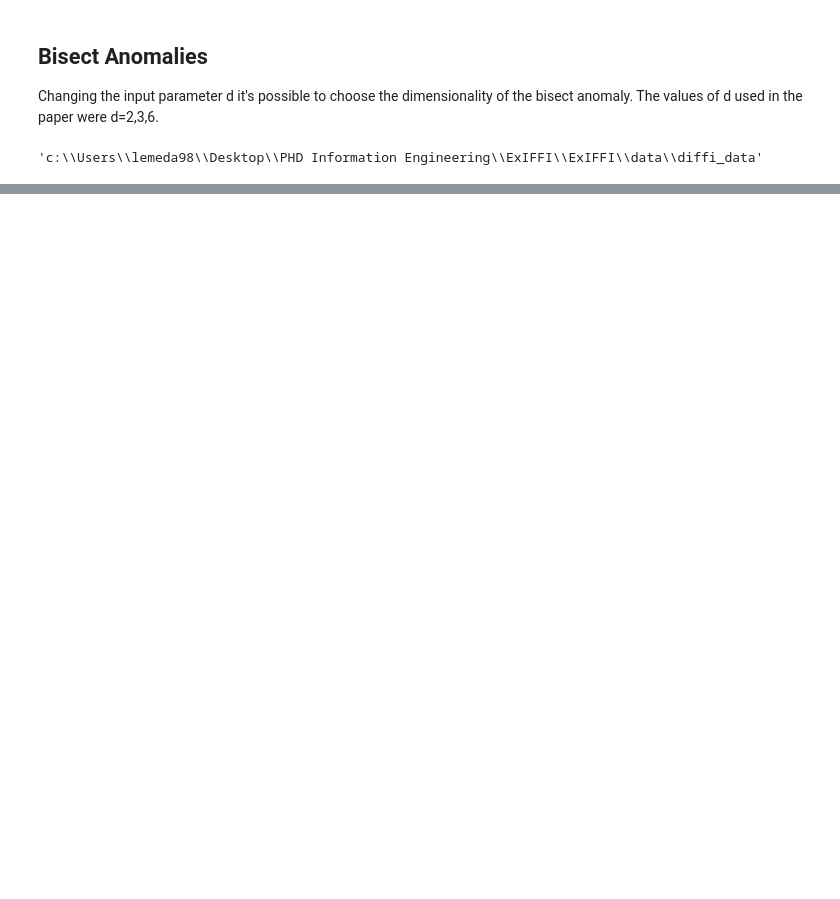
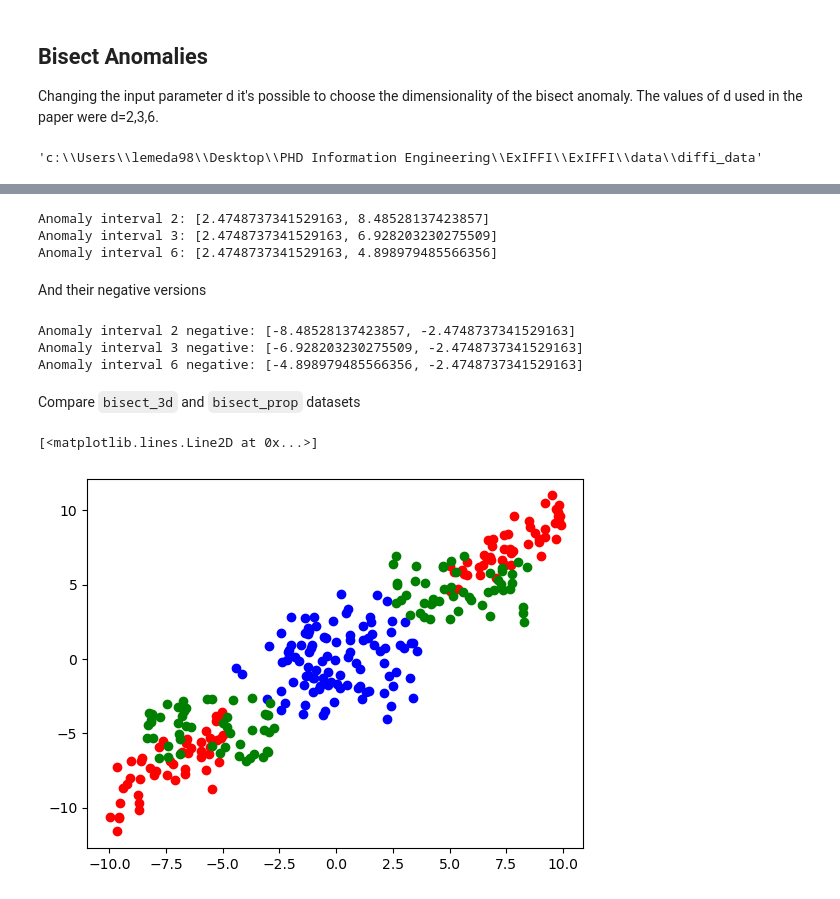
Before and after one commit to alessioarcudi/ExIFFI, a Jupyter notebook: notebooks/synthetic_datasets.ipynb, the cells around one changed output, grey strips where cells are left out. Saved outputs shown, nothing was run; the diff lists cells and outputs as text; code cells hidden in the pictures; blank space fills up the shorter version.

Commit message:
Add new synthetic dataset bisect_3d_prop

```diff
--- a/notebooks/synthetic_datasets.ipynb
+++ b/notebooks/synthetic_datasets.ipynb
@@ -287,0 +294,48 @@ with open(file_to_read, 'wb') as file:
+# %%
+anomaly_interval=[7,12]
+anomaly_interval_2=[np.sqrt(49/8),np.sqrt(144/2)]
+print(f'Anomaly interval 2: {anomaly_interval_2}')
+anomaly_interval_3=[np.sqrt(49/8),np.sqrt(144/3)]
+print(f'Anomaly interval 3: {anomaly_interval_3}')
+anomaly_interval_6=[np.sqrt(49/8),np.sqrt(144/6)]
+print(f'Anomaly interval 6: {anomaly_interval_6}')
+# %% [output]
+Anomaly interval 2: [2.4748737341529163, 8.48528137423857]
+Anomaly interval 3: [2.4748737341529163, 6.928203230275509]
+Anomaly interval 6: [2.4748737341529163, 4.898979485566356]
+# %% [markdown]
+And their negative versions
+# %%
+anomaly_interval_2_neg=[-anomaly_interval_2[1],-anomaly_interval_2[0]]
+print(f'Anomaly interval 2 negative: {anomaly_interval_2_neg}')
+anomaly_interval_3_neg=[-anomaly_interval_3[1],-anomaly_interval_3[0]]
+print(f'Anomaly interval 3 negative: {anomaly_interval_3_neg}')
+anomaly_interval_6_neg=[-anomaly_interval_6[1],-anomaly_interval_6[0]]
+print(f'Anomaly interval 6 negative: {anomaly_interval_6_neg}')
+# %% [output]
+Anomaly interval 2 negative: [-8.48528137423857, -2.4748737341529163]
+Anomaly interval 3 negative: [-6.928203230275509, -2.4748737341529163]
+Anomaly interval 6 negative: [-4.898979485566356, -2.4748737341529163]
+# %%
+def bisect_prop(size,an_int1,an_int2,an_int3,dim=6):
+    data=np.zeros(shape=(size,dim))
+    for i,interval in enumerate([an_int1,an_int2,an_int3]):
+        data[:,i]=np.random.uniform(interval[0],interval[1],size=size)
+
+    for i in range(3,dim):
+        data[:,i]=np.random.normal(0,1,size=size)
+
+    return data
+# %% [markdown]
+Compare `bisect_3d` and `bisect_prop` datasets
+# %%
+X_train=np.array(generate_random_points_in_ball(100,6,5))
+X_bisect_3d=np.row_stack((bisect(50,5,10,3),bisect(50,-10,-5,3)))
+X_bisect_prop=np.row_stack((bisect_prop(50,anomaly_interval_2,anomaly_interval_3,anomaly_interval_6),bisect_prop(50,anomaly_interval_2_neg,anomaly_interval_3_neg,anomaly_interval_6_neg)))
+X=np.r_[X_train,X_bisect_3d]
+plt.plot(X_train[:,0],X_train[:,1],'o',color='blue')
+plt.plot(X_bisect_3d[:,0],X_bisect_3d[:,1],'o',color='red')
+plt.plot(X_bisect_prop[:,0],X_bisect_prop[:,1],'o',color='green')
+# %% [output]
+[<matplotlib.lines.Line2D at 0x...>]
+[figure, added]
```
Also changed, not shown: parts of 10 cells of this notebook, 1 other file.
